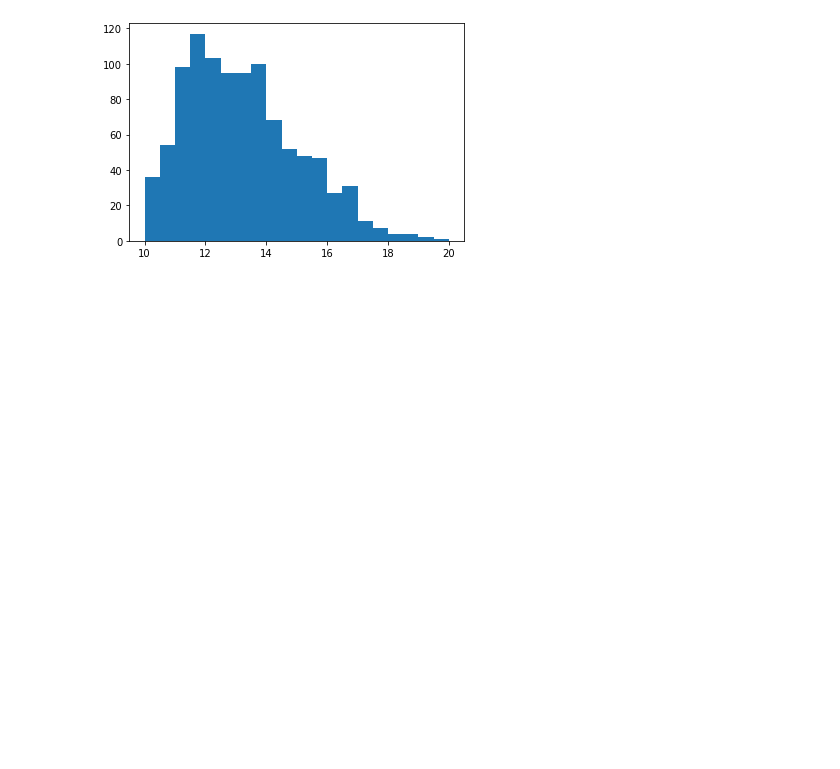
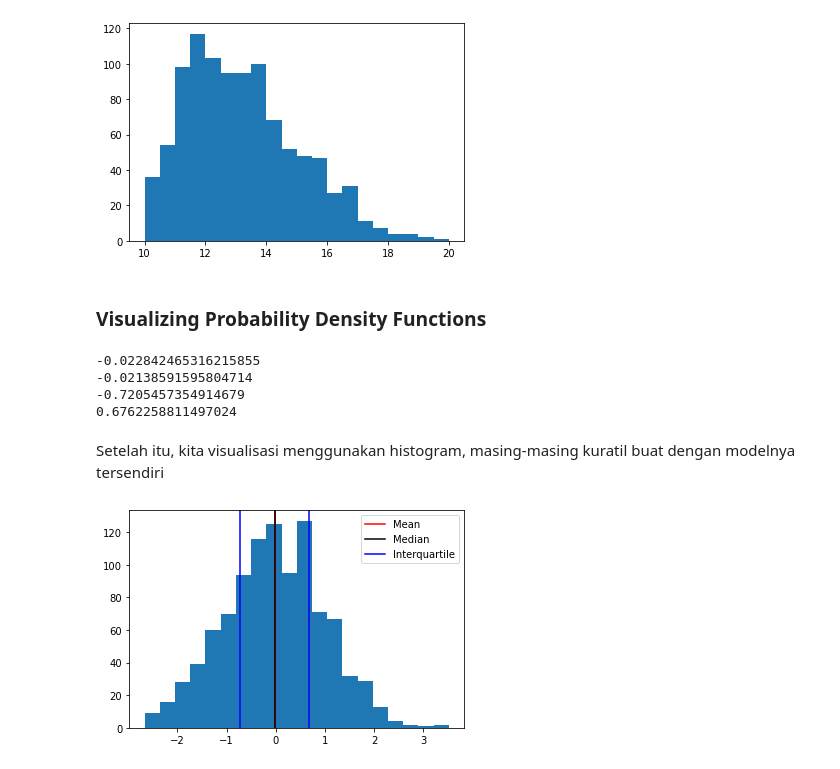
Before and after one commit to samyon7/Statistics-Python, a Jupyter notebook: Work_3/work_3-1.ipynb, the cells around one changed output. Saved outputs shown, nothing was run; the diff lists cells and outputs as text; code cells hidden in the pictures; blank space fills up the shorter version.

```diff
--- a/Work_3/work_3-1.ipynb
+++ b/Work_3/work_3-1.ipynb
@@ -144,3 +148,37 @@ plt.hist(min_max_scale(df['Column 3'], 10, 20), \
 plt.show()
 # %% [output]
 [figure]
+# %% [markdown]
+### Visualizing Probability Density Functions
+# %%
+import numpy as np
+import matplotlib.pyplot as plt
+
+samples = np.random.normal(size=1000) # Create 1000 samples from normal D
+mean = np.mean(samples)
+median = np.median(samples)
+
+q1 = np.percentile(samples,25)
+q2 = np.percentile(samples,75)
+# %%
+print(mean)
+print(median)
+print(q1)
+print(q2)
+# %% [output]
+-0.022842465316215855
+-0.02138591595804714
+-0.7205457354914679
+0.6762258811497024
+# %% [markdown]
+Setelah itu, kita visualisasi menggunakan histogram, masing-masing kuratil buat dengan modelnya tersendiri
+# %%
+plt.hist(samples,bins=20)
+plt.axvline(x=mean,c='red',label='Mean')
+plt.axvline(x=median,c='black',label='Median')
+plt.axvline(x=q1,c='blue',label='Interquartile')
+plt.axvline(x=q2,c='blue')
+plt.legend()
+plt.show()
+# %% [output]
+[figure, added]
```
Also changed, not shown: parts of 17 cells of this notebook.
